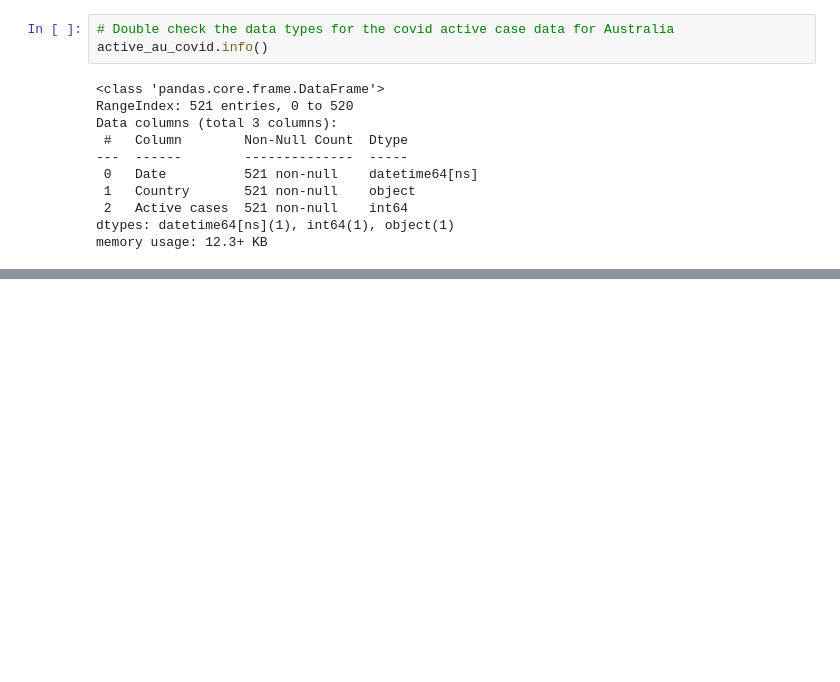
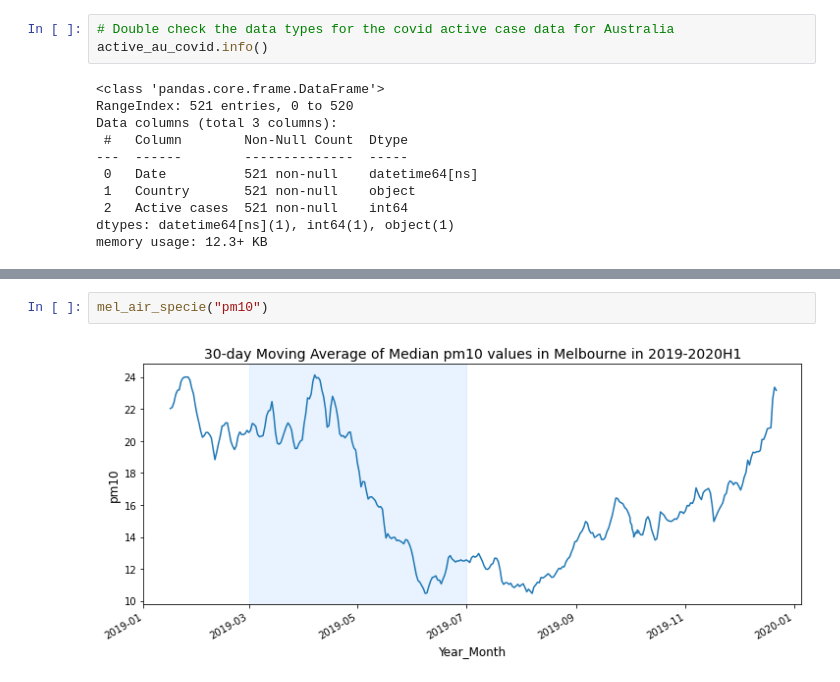
Before and after one commit to firdausmehta/COVID19-Global-Air-Quality, a Jupyter notebook: Clean_Data_Firdaus.ipynb, the cells around one changed output, grey strips where cells are left out. Saved outputs shown, nothing was run; the diff lists cells and outputs as text; blank space fills up the shorter version.

```diff
--- a/Clean_Data_Firdaus.ipynb
+++ b/Clean_Data_Firdaus.ipynb
@@ -852,0 +874,4 @@ def linear_regression_plot(df, x, y, df_name, title):
+# %%
+mel_air_specie("pm10")
+# %% [output]
+[figure, added]
```
Also changed, not shown: parts of 21 cells of this notebook, 8 other files.
